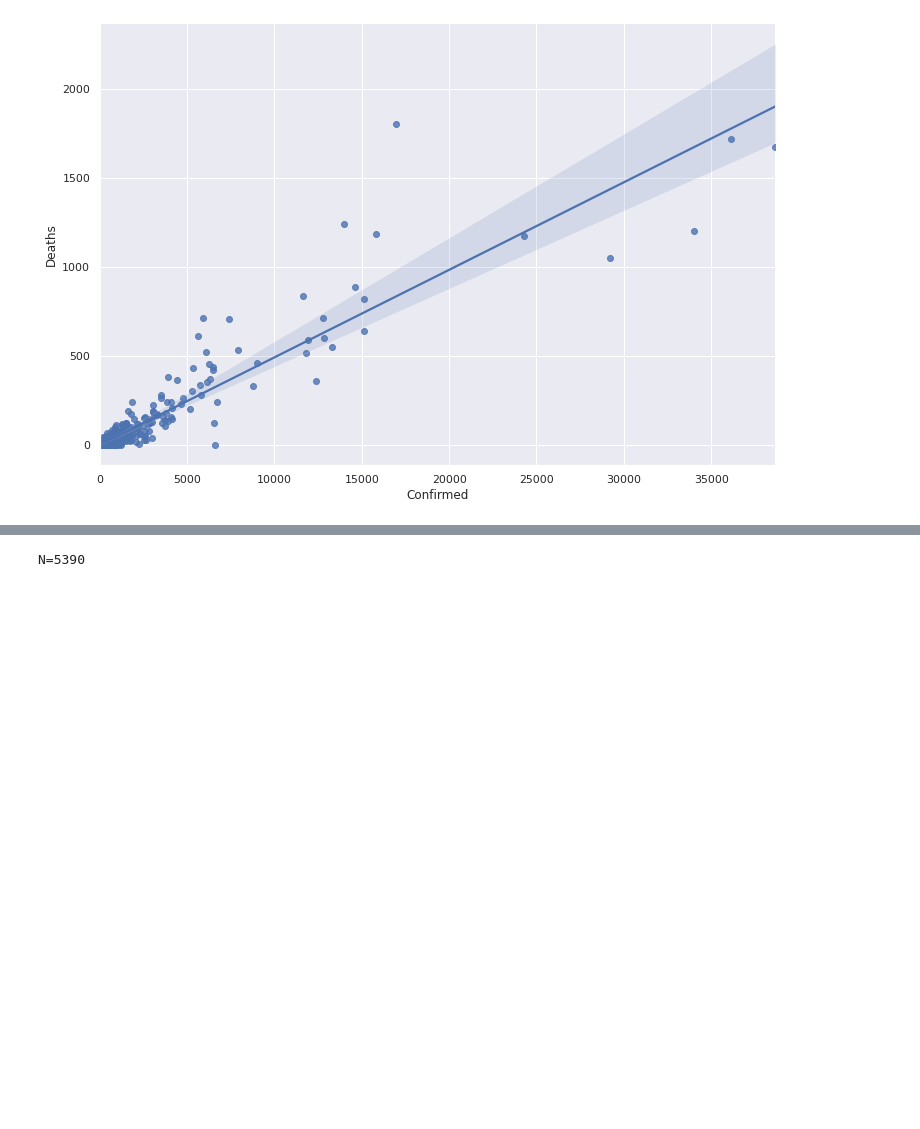
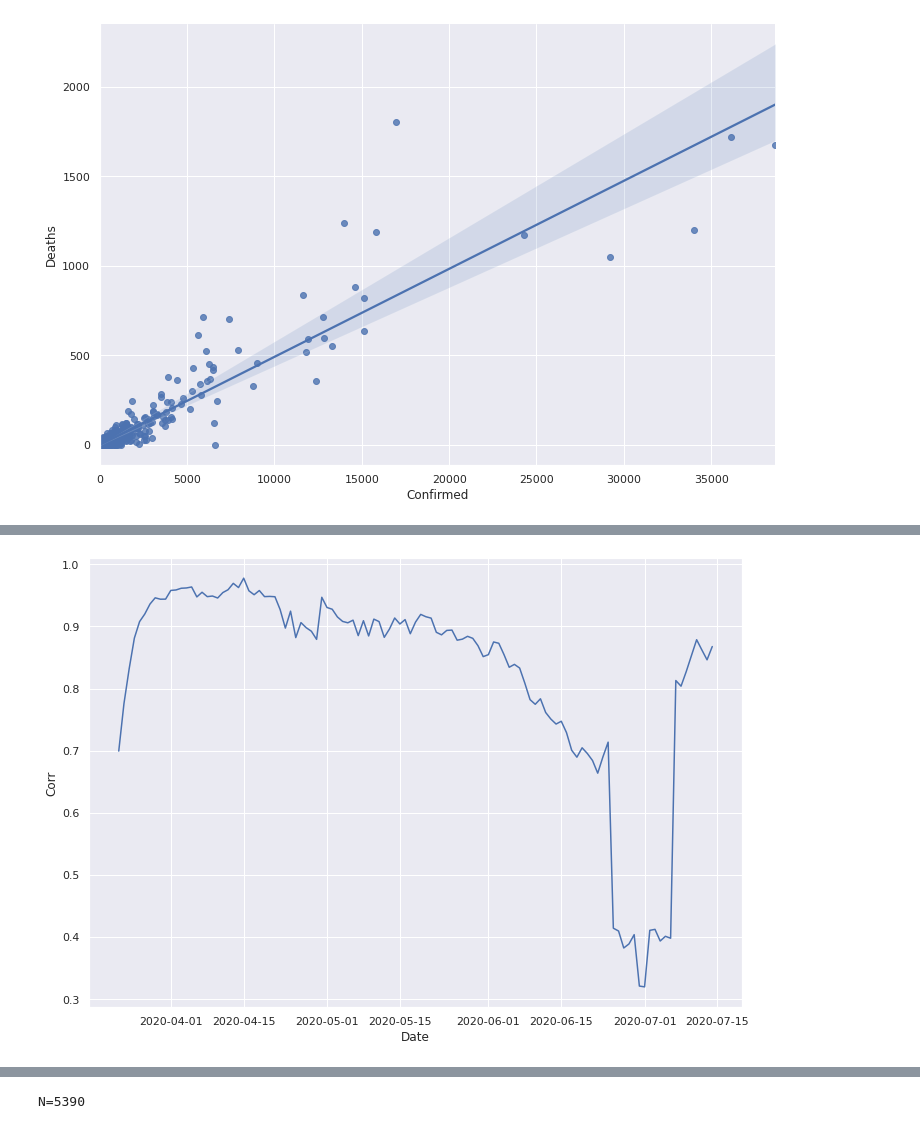
Before and after one commit to codeforkjeff/covid-19-stats, a Jupyter notebook: Exploratory Stuff.ipynb, the cells around one changed output, grey strips where cells are left out. Drawn from its saved outputs; the diff is of its cells as text; code cells hidden in the pictures; blank space fills up the shorter version.

Commit message:
corr bet new cases and deaths

```diff
--- a/Exploratory Stuff.ipynb
+++ b/Exploratory Stuff.ipynb
@@ -9,11 +9,13 @@ import pandas as pd
 import pandas.io.sql as psql
 import seaborn as sns
 
-from covid19stats import *
+from covid19stats.common import get_db_conn
 
 conn = get_db_conn()
 
 sns.set(style="darkgrid")
+
+a4_dims = (11.7, 8.27)
 # %%
 # sanity check: is this thing on?
 # of course confirmed cases will be highly correlated with deaths, duh
@@ -43,0 +98,7 @@ N=5706
+# %%
+# Correlation for same day values
+
+fig, ax = pyplot.subplots(figsize=a4_dims)
+sns.lineplot(x="Date", y="Corr", data=results, ax=ax);
+# %% [output]
+[figure, added]
```
Also changed, not shown: parts of 6 cells of this notebook.
